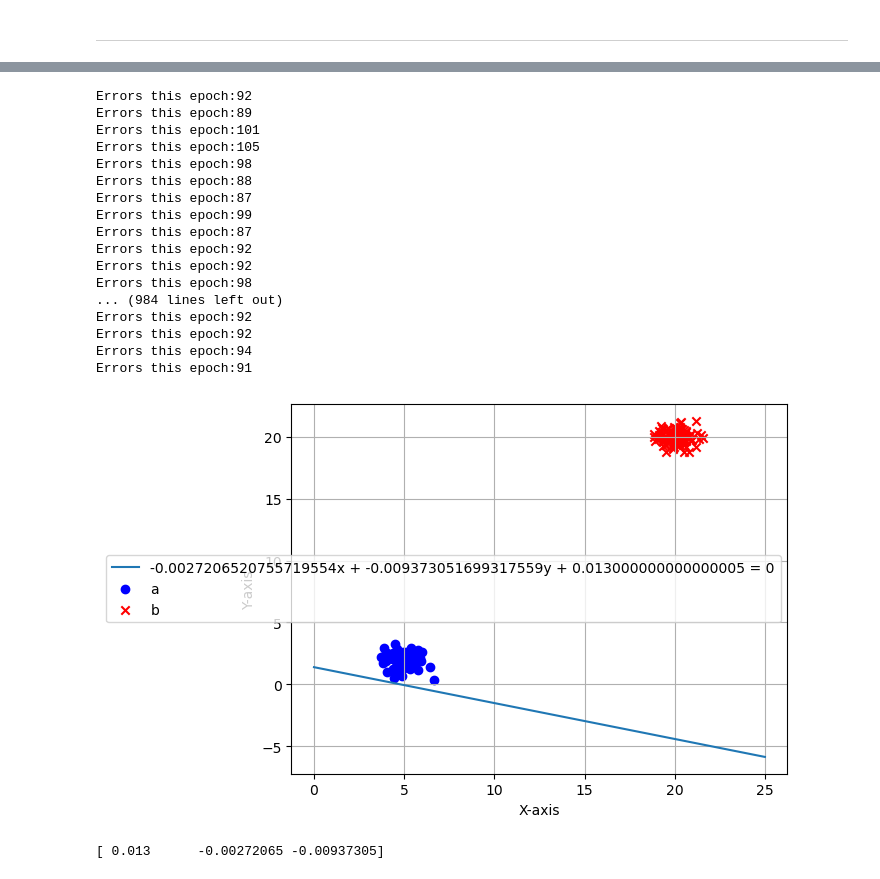
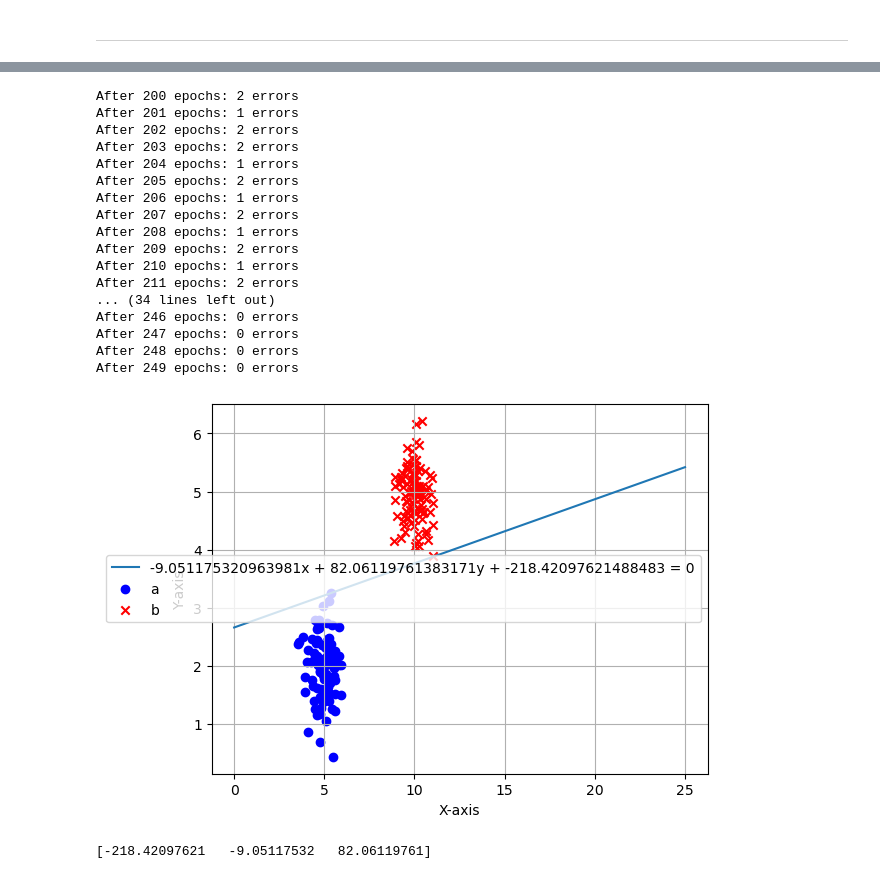
Before and after one commit to Seyoooo/ANNandDAlabs, a Jupyter notebook: sam.ipynb, the cells around one changed output, grey strips where cells are left out. Saved outputs shown, nothing was run; the diff lists cells and outputs as text; code cells hidden in the pictures.

Commit message:
working perceptron

```diff
--- a/sam.ipynb
+++ b/sam.ipynb
@@ -49,6 +69,6 @@ dataset[:,:5], dataset.shape
 # %%
 # shuffling the dataset horizontally...
 rng = np.random.default_rng()
-dataset = rng.permuted(dataset, axis=1)
+rng.shuffle(dataset, axis=1)
 dataset[:,:5]
 # %% [output]
@@ -164,8 +184,9 @@ array([ 2.5       ,  4.57152169, 91.90794381])
 # %%
 class PerceptronLearningClassifier:
     def __init__(self, learning_rate):
-        self.W = np.array([0,0.2,-0.5])
+        self.W = np.random.rand(3)
         self.learning_rate = learning_rate
+        self.epochs = 0
 
     def predict(self, X):
         #print(np.array((self.W @ X) > 0, dtype=int))
@@ -174,31 +195,21 @@ class PerceptronLearningClassifier:
     def fit(self, X, y, n_epochs):
         for i in range(0, n_epochs):
             predictions = self.predict(X)
-            #print(predictions[:15])
             e = y_train - predictions
-            #print(e[:10])
             dW = self.learning_rate * (e @ X.T)
-            #print(dW)
             self.W += dW
+            print("After {} epochs: {} errors".format(self.epochs, np.sum(
+                np.array(e != 0, dtype=int)
+            )))
+            self.epochs += 1
 
     def fit_one_epoch(self, X, y):
         nErrors = 0
         for i in range(0, X.shape[1]):
-        # for i in range(0, 1):
-            # print("datapoint: " + str(X[:,i]))
-            # print("weigths: " + str(self.W))
-            # print("result " + str(self.W @ X[:,i]))
-            # print("label " + str(y[i]))
             prediction = np.array((self.W @ X[:,i]) > 0, dtype=int)
-            # print("prediction for result " + str(prediction))
-            # print("\n")
             e = y[i] - prediction
             if (e != 0):
                 nErrors += 1
-            # print("so error: " + str(e))
             dW = self.learning_rate * (e * X[:,i])
-            # print("deltaW" + str(dW))
             self.W = self.W + dW
-            # print("new weights " + str(self.W))
-            # print("--------")
         print("Errors this epoch:" + str(nErrors))
@@ -205,2 +230,2 @@ class PerceptronLearningClassifier:
 # %%
-p = PerceptronLearningClassifier(0.001)
+p1 = PerceptronLearningClassifier(0.1)
@@ -211,2 +231,0 @@ array([ 0. ,  0.2, -0.5])
-# %%
-p.fit_one_epoch(X_train, y_train)
@@ -219,39 +251,38 @@ array([-0.007     , -0.01772253, -0.00781432])
 # %%
-for i in range(0,1000):
-    p.fit_one_epoch(X_train, y_train)
+p1.fit(X_train, y_train, 50)
 
 x = np.linspace(0, 25, 10)
-a = p.W[1]
-b = p.W[2]
-c = p.W[0]
+a = p1.W[1]
+b = p1.W[2]
+c = p1.W[0]
 y = (-a / b) * x - (c / b) # ax + by + c = 0
 plt.plot(x, y, label=f'{a}x + {b}y + {c} = 0')
 plt.scatter(aX1, aX2, c='b', label='a', marker='o')
 plt.scatter(bX1, bX2, c='r', label='b', marker='x')
 plt.xlabel('X-axis')
 plt.ylabel('Y-axis')
 plt.legend()
 plt.grid(True)
 plt.show()
 
-print(p.W)
+print(p1.W)
 # %% [output]
-Errors this epoch:92
-Errors this epoch:89
-Errors this epoch:101
-Errors this epoch:105
-Errors this epoch:98
-Errors this epoch:88
-Errors this epoch:87
-Errors this epoch:99
-Errors this epoch:87
-Errors this epoch:92
-Errors this epoch:92
-Errors this epoch:98
-... (984 lines left out)
-Errors this epoch:92
-Errors this epoch:92
-Errors this epoch:94
-Errors this epoch:91
+After 200 epochs: 2 errors
+After 201 epochs: 1 errors
+After 202 epochs: 2 errors
+After 203 epochs: 2 errors
+After 204 epochs: 1 errors
+After 205 epochs: 2 errors
+After 206 epochs: 1 errors
+After 207 epochs: 2 errors
+After 208 epochs: 1 errors
+After 209 epochs: 2 errors
+After 210 epochs: 1 errors
+After 211 epochs: 2 errors
+... (34 lines left out)
+After 246 epochs: 0 errors
+After 247 epochs: 0 errors
+After 248 epochs: 0 errors
+After 249 epochs: 0 errors
-[figure, old version]
+[figure, new version]
-[ 0.013      -0.00272065 -0.00937305]
+[-218.42097621   -9.05117532   82.06119761]
```
Also changed, not shown: parts of 22 cells of this notebook, 2 other files.
